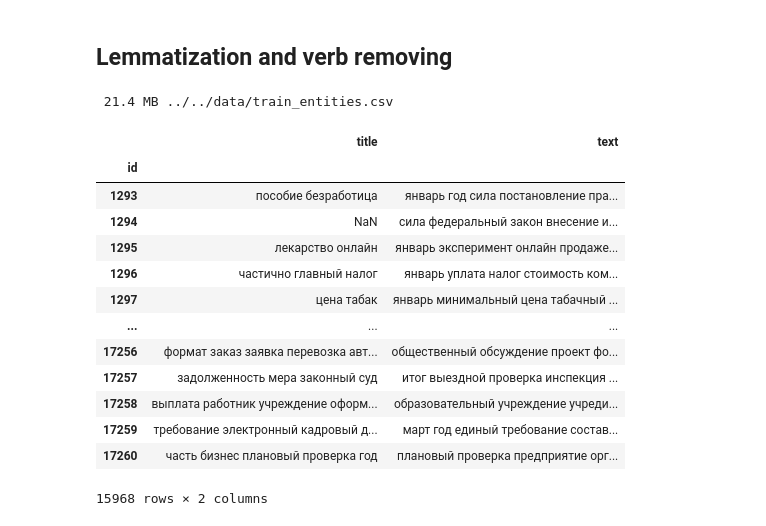
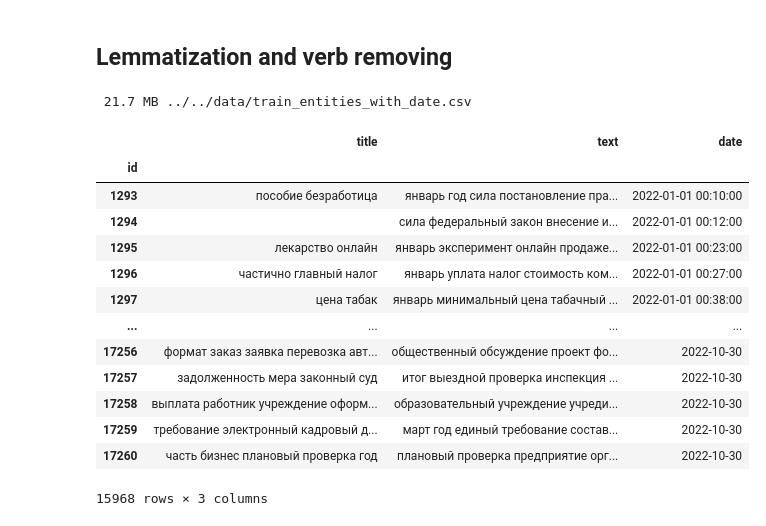
Before and after one commit to cherninkiy/vtb_moretech_2022, a Jupyter notebook: notebooks/preprocess_text.ipynb, the cells around one changed output. Cells and saved outputs as stored; diff of their text form; code cells hidden in the pictures.

```diff
--- a/notebooks/preprocess_text.ipynb
+++ b/notebooks/preprocess_text.ipynb
@@ -204,7 +207,7 @@ pd.read_csv(TRAIN_LEMMAS_PATH, index_col=[0])
 # %% [markdown]
 ## Lemmatization and verb removing
 # %%
-TRAIN_ENTITIES_PATH = f'{OUTPUT_DIR}/train_entities.csv'
+TRAIN_ENTITIES_PATH = f'{OUTPUT_DIR}/train_entities_with_date.csv'
 
 
 def is_alphanum_not_verb(token):
@@ -219,27 +222,29 @@ def is_alphanum_not_verb(token):
         and not token.pos_ == 'PROPN' \
         and not token.pos_ == 'VERB'
 
-train_tokens \
-    .progress_applymap(lambda x: ' '.join(t.lemma_ for t in x if is_alphanum_not_verb(t))) \
-    .to_csv(TRAIN_ENTITIES_PATH)
+df_entities = train_tokens \
+    .progress_applymap(lambda x: ' '.join(t.lemma_ for t in x if is_alphanum_not_verb(t)))
+
+df_entities['date'] = df_train['date']
+df_entities.to_csv(TRAIN_ENTITIES_PATH)
 
 ls(OUTPUT_DIR, path.basename(TRAIN_ENTITIES_PATH))
 # %% [output]
- 21.4 MB ../../data/train_entities.csv
+ 21.7 MB ../../data/train_entities_with_date.csv
 # %%
-pd.read_csv(TRAIN_ENTITIES_PATH, index_col=[0])
+df_entities
 # %% [output]
-|  | title | text |
-| id |  |  |
-| 1293 | пособие безработица | январь год сила постановление пра... |
-| 1294 | NaN | сила федеральный закон внесение и... |
-| 1295 | лекарство онлайн | январь эксперимент онлайн продаже... |
-| 1296 | частично главный налог | январь уплата налог стоимость ком... |
-| 1297 | цена табак | январь минимальный цена табачный ... |
-| ... | ... | ... |
-| 17256 | формат заказ заявка перевозка авт... | общественный обсуждение проект фо... |
-| 17257 | задолженность мера законный суд | итог выездной проверка инспекция ... |
-| 17258 | выплата работник учреждение оформ... | образовательный учреждение учреди... |
-| 17259 | требование электронный кадровый д... | март год единый требование состав... |
-| 17260 | часть бизнес плановый проверка год | плановый проверка предприятие орг... |
+|  | title | text | date |
+| id |  |  |  |
+| 1293 | пособие безработица | январь год сила постановление пра... | 2022-01-01 00:10:00 |
+| 1294 |  | сила федеральный закон внесение и... | 2022-01-01 00:12:00 |
+| 1295 | лекарство онлайн | январь эксперимент онлайн продаже... | 2022-01-01 00:23:00 |
+| 1296 | частично главный налог | январь уплата налог стоимость ком... | 2022-01-01 00:27:00 |
+| 1297 | цена табак | январь минимальный цена табачный ... | 2022-01-01 00:38:00 |
+| ... | ... | ... | ... |
+| 17256 | формат заказ заявка перевозка авт... | общественный обсуждение проект фо... | 2022-10-30 |
+| 17257 | задолженность мера законный суд | итог выездной проверка инспекция ... | 2022-10-30 |
+| 17258 | выплата работник учреждение оформ... | образовательный учреждение учреди... | 2022-10-30 |
+| 17259 | требование электронный кадровый д... | март год единый требование состав... | 2022-10-30 |
+| 17260 | часть бизнес плановый проверка год | плановый проверка предприятие орг... | 2022-10-30 |
-15968 rows × 2 columns
+15968 rows × 3 columns
```
Also changed, not shown: parts of 3 cells of this notebook, 1 other file.
